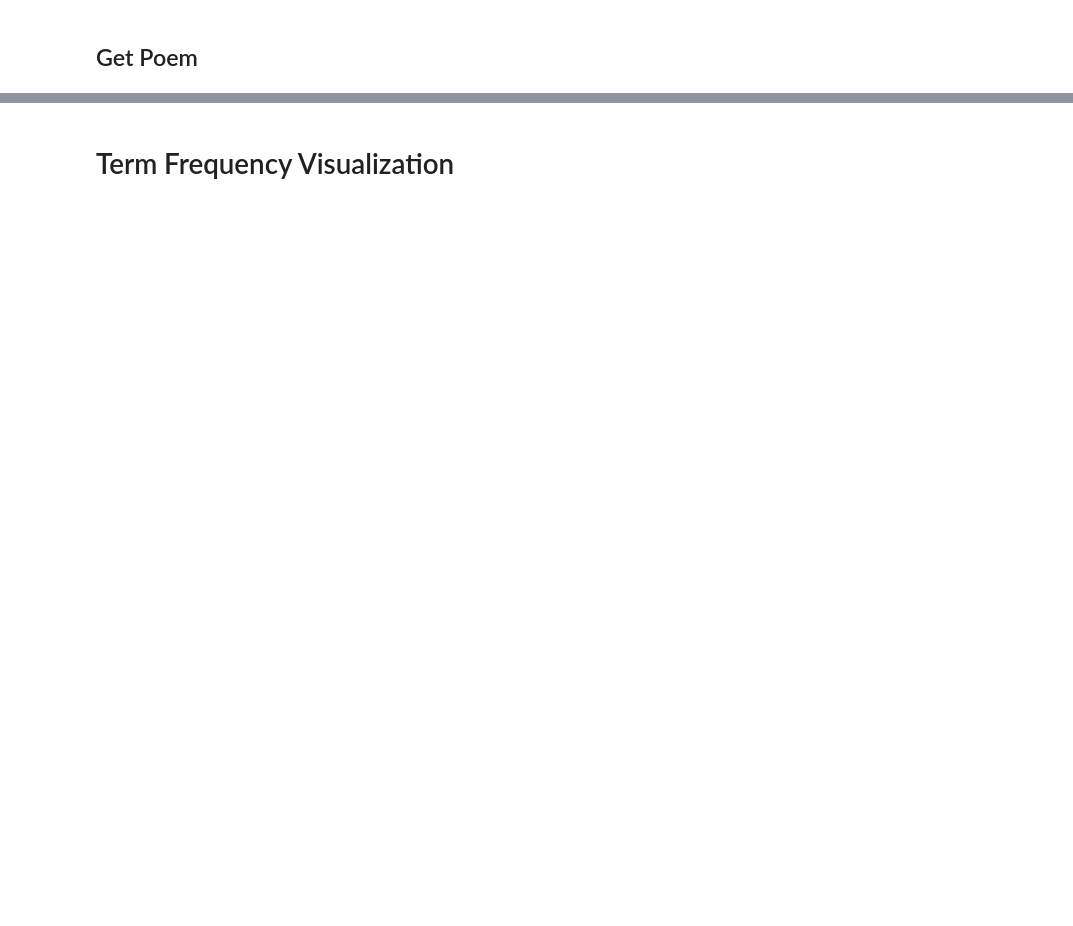
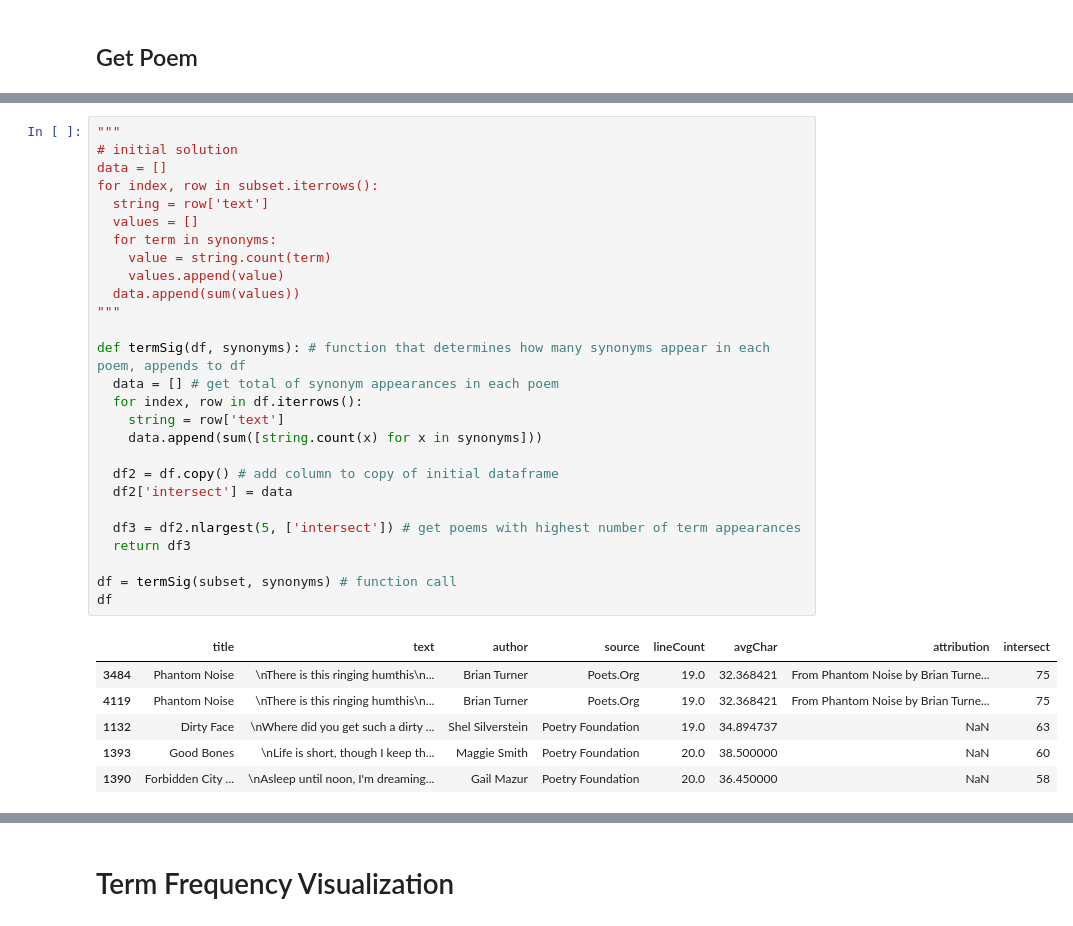
Before and after one commit to kwaldenphd/poemBot, a Jupyter notebook: test_interfaces.ipynb, the cells around one changed output, grey strips where cells are left out. Drawn from its saved outputs; the diff is of its cells as text; blank space fills up the shorter version.

```diff
--- a/test_interfaces.ipynb
+++ b/test_interfaces.ipynb
@@ -286,0 +236,34 @@ NameError: ignored
+# %%
+"""
+# initial solution
+data = []
+for index, row in subset.iterrows():
+  string = row['text']
+  values = []
+  for term in synonyms:
+    value = string.count(term)
+    values.append(value)
+  data.append(sum(values))
+"""
+
+def termSig(df, synonyms): # function that determines how many synonyms appear in each poem, appends to df
+  data = [] # get total of synonym appearances in each poem
+  for index, row in df.iterrows():
+    string = row['text']
+    data.append(sum([string.count(x) for x in synonyms]))
+
+  df2 = df.copy() # add column to copy of initial dataframe
+  df2['intersect'] = data
+
+  df3 = df2.nlargest(5, ['intersect']) # get poems with highest number of term appearances
+  return df3
+
+df = termSig(subset, synonyms) # function call
+df
+# %% [output]
+|  | title | text | author | source | lineCount | avgChar | attribution | intersect |
+| 3484 | Phantom Noise | \nThere is this ringing humthis\n... | Brian Turner | Poets.Org | 19.0 | 32.368421 | From Phantom Noise by Brian Turne... | 75 |
+| 4119 | Phantom Noise | \nThere is this ringing humthis\n... | Brian Turner | Poets.Org | 19.0 | 32.368421 | From Phantom Noise by Brian Turne... | 75 |
+| 1132 | Dirty Face | \nWhere did you get such a dirty ... | Shel Silverstein | Poetry Foundation | 19.0 | 34.894737 | NaN | 63 |
+| 1393 | Good Bones | \nLife is short, though I keep th... | Maggie Smith | Poetry Foundation | 20.0 | 38.500000 | NaN | 60 |
+| 1390 | Forbidden City ... | \nAsleep until noon, I'm dreaming... | Gail Mazur | Poetry Foundation | 20.0 | 36.450000 | NaN | 58 |
```
Also changed, not shown: parts of 38 cells of this notebook.
